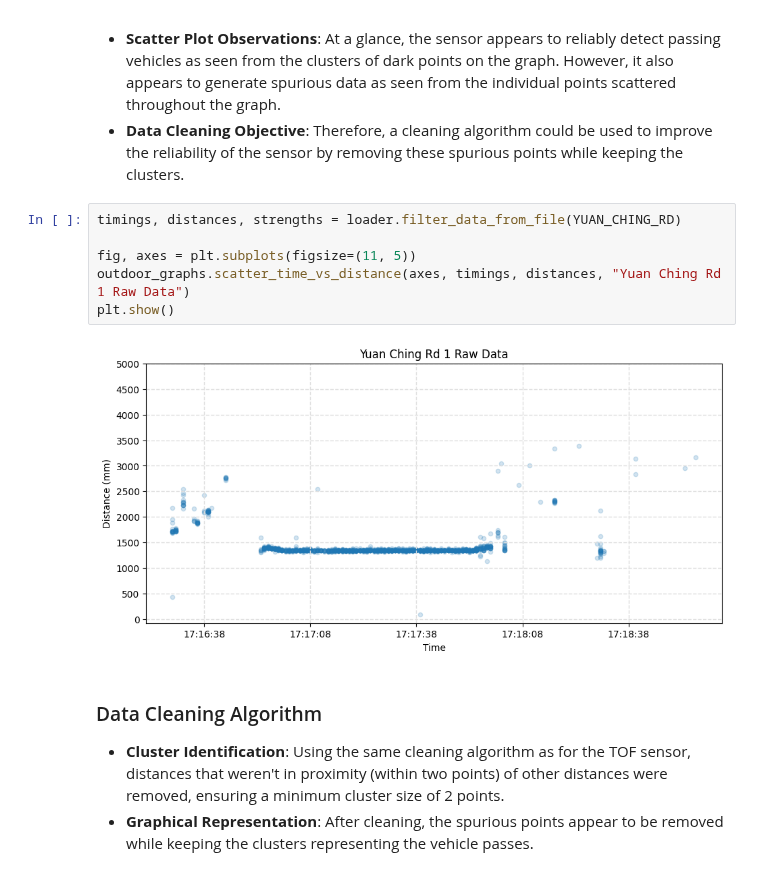
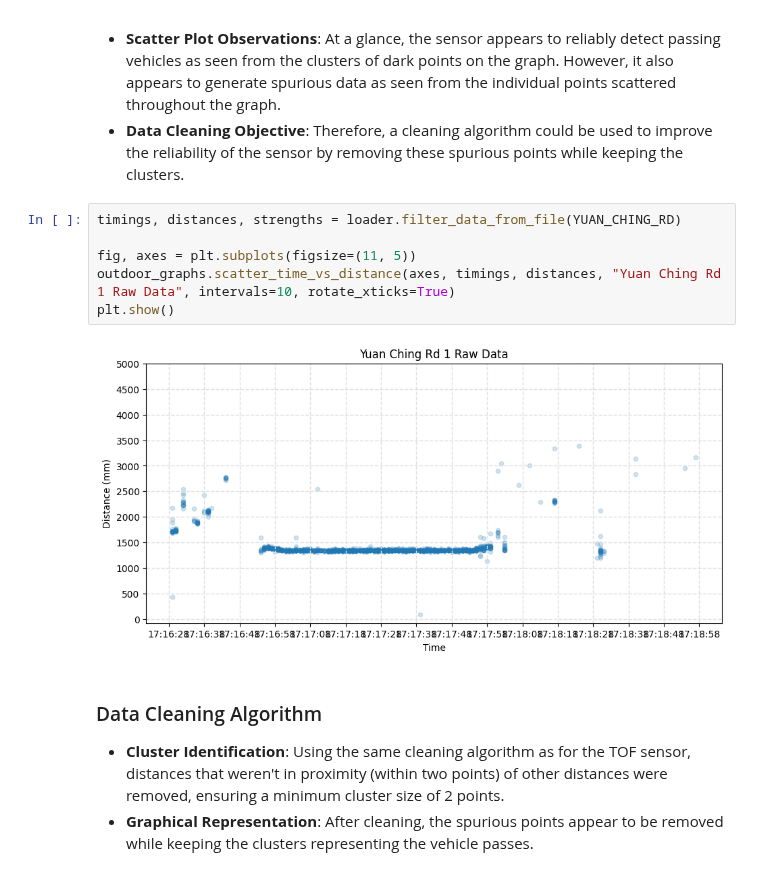
Before and after one commit to wuihee/cycling-safety-analysis, a Jupyter notebook: notebooks/LIDAR_Outdoor_Tests.ipynb, the cells around one changed output. Cells and saved outputs as stored; diff of their text form.

Commit message:
Updated data analysis

```diff
--- a/notebooks/LIDAR_Outdoor_Tests.ipynb
+++ b/notebooks/LIDAR_Outdoor_Tests.ipynb
@@ -62,11 +62,11 @@ In the first test, the sensor was mounted on a stationary bike along Yuan Ching
 # %%
 timings, distances, strengths = loader.filter_data_from_file(YUAN_CHING_RD)
 
 fig, axes = plt.subplots(figsize=(11, 5))
-outdoor_graphs.scatter_time_vs_distance(axes, timings, distances, "Yuan Ching Rd 1 Raw Data")
+outdoor_graphs.scatter_time_vs_distance(axes, timings, distances, "Yuan Ching Rd 1 Raw Data", intervals=10, rotate_xticks=True)
 plt.show()
 # %% [output]
-[figure, old version]
+[figure, new version]
 # %% [markdown]
 ### Data Cleaning Algorithm
 
```
Also changed, not shown: parts of 1 cell of this notebook.
